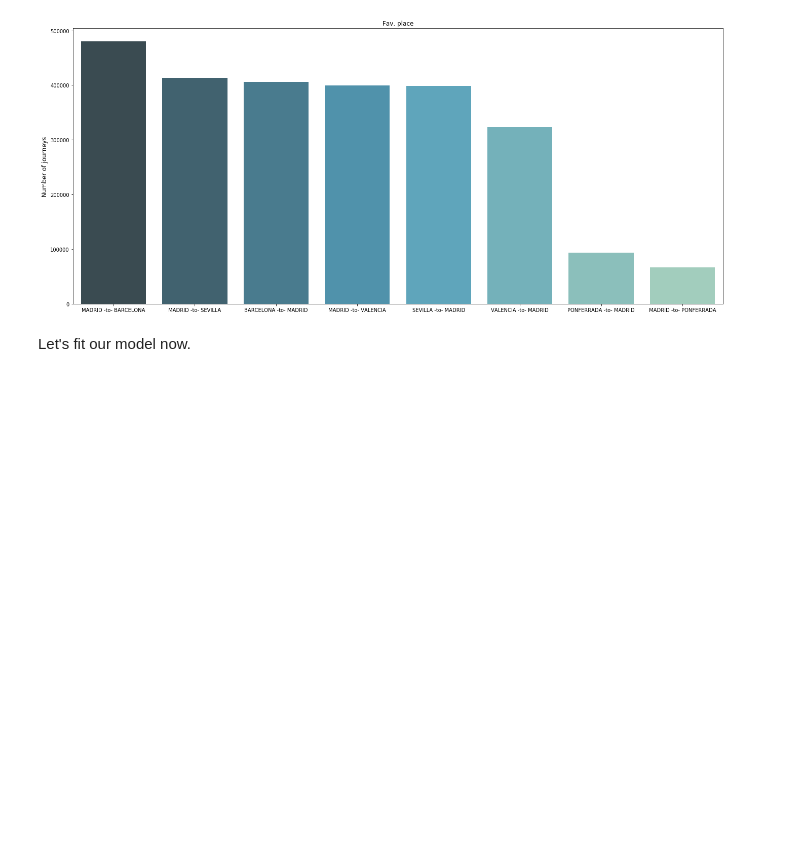
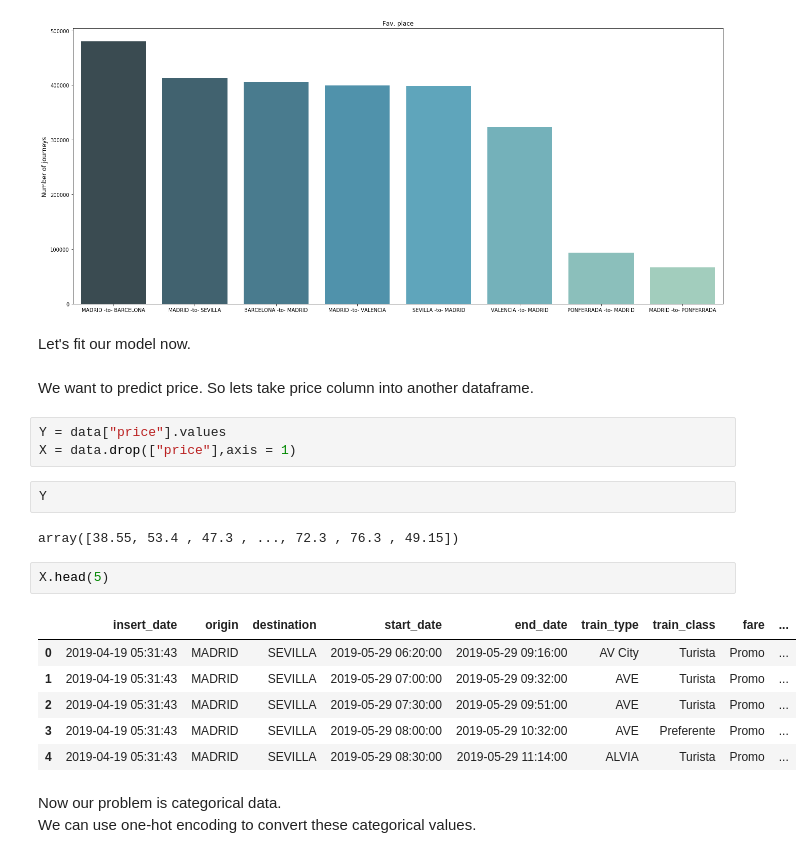
Before and after one commit to agarwalpratikkumar/Spanish-High-Speed-Rail-tickets-pricing---Renfe, a Jupyter notebook: Spanish_rail_price.ipynb, the cells around one changed output. Saved outputs shown, nothing was run; the diff lists cells and outputs as text; blank space fills up the shorter version.

```diff
--- a/Spanish_rail_price.ipynb
+++ b/Spanish_rail_price.ipynb
@@ -333,3 +333,24 @@ plt.show()
 [figure]
 # %% [markdown]
 Let's fit our model now.
+# %% [markdown]
+We want to predict price. So lets take price column into another dataframe.
+# %%
+Y = data["price"].values
+X = data.drop(["price"],axis = 1)
+# %%
+Y
+# %% [output]
+array([38.55, 53.4 , 47.3 , ..., 72.3 , 76.3 , 49.15])
+# %%
+X.head(5)
+# %% [output]
+|  | insert_date | origin | destination | start_date | end_date | train_type | train_class | fare | ... |
+| 0 | 2019-04-19 05:31:43 | MADRID | SEVILLA | 2019-05-29 06:20:00 | 2019-05-29 09:16:00 | AV City | Turista | Promo | ... |
+| 1 | 2019-04-19 05:31:43 | MADRID | SEVILLA | 2019-05-29 07:00:00 | 2019-05-29 09:32:00 | AVE | Turista | Promo | ... |
+| 2 | 2019-04-19 05:31:43 | MADRID | SEVILLA | 2019-05-29 07:30:00 | 2019-05-29 09:51:00 | AVE | Turista | Promo | ... |
+| 3 | 2019-04-19 05:31:43 | MADRID | SEVILLA | 2019-05-29 08:00:00 | 2019-05-29 10:32:00 | AVE | Preferente | Promo | ... |
+| 4 | 2019-04-19 05:31:43 | MADRID | SEVILLA | 2019-05-29 08:30:00 | 2019-05-29 11:14:00 | ALVIA | Turista | Promo | ... |
+# %% [markdown]
+Now our problem is categorical data. <br>
+We can use one-hot encoding to convert these categorical values.
```
Also changed, not shown: parts of 19 cells of this notebook.
